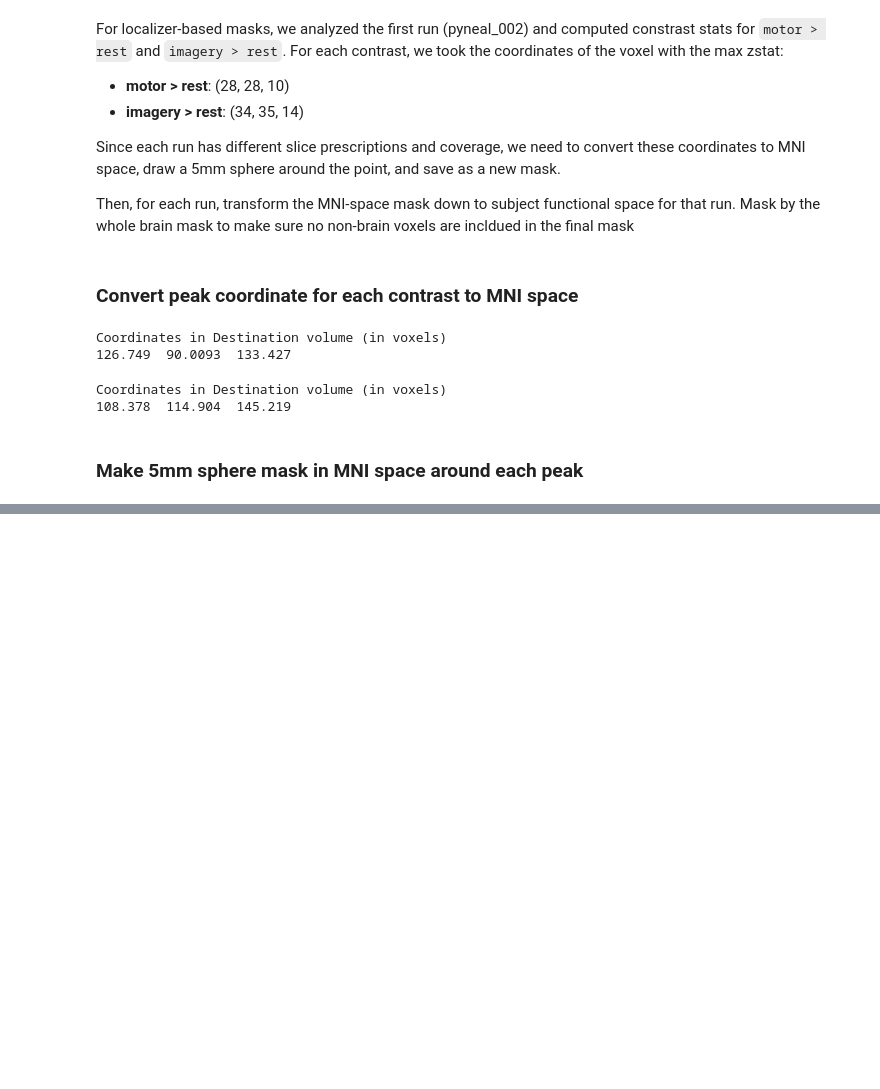
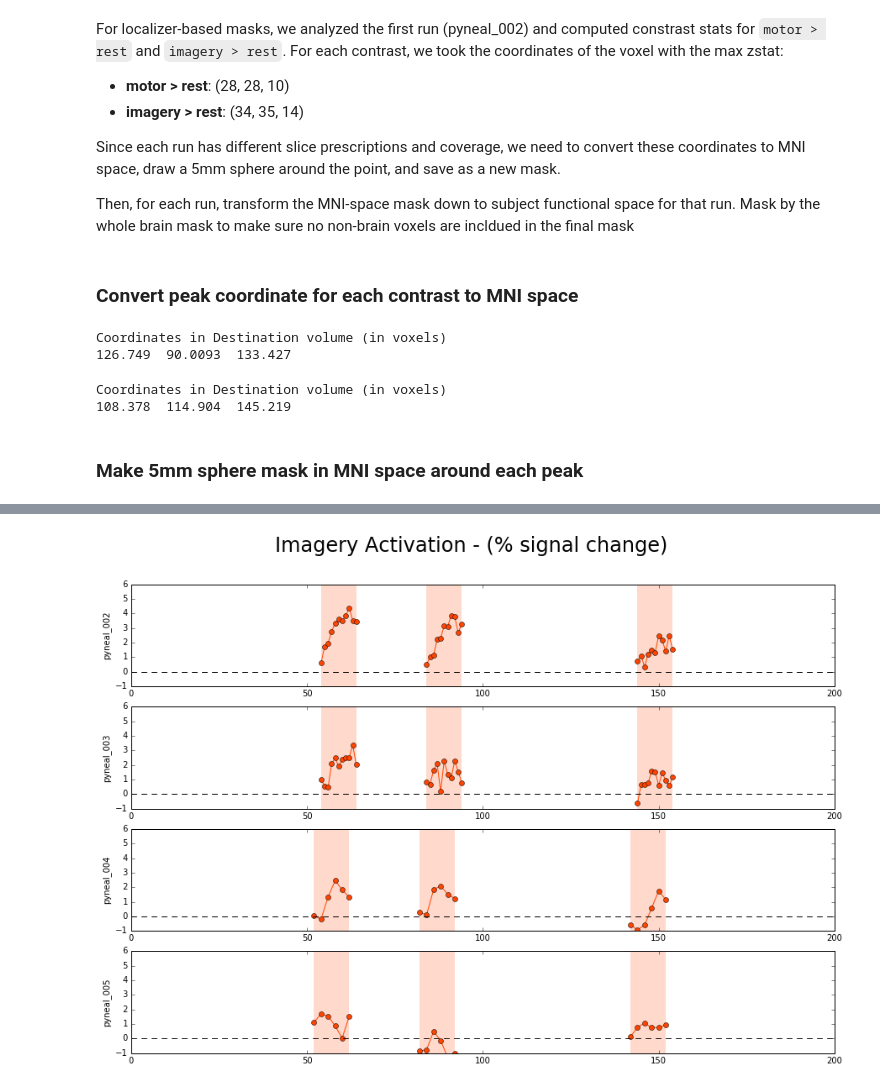
Before and after one commit to jeffmacinnes/b2b, a Jupyter notebook: analysis/subject001.ipynb, the cells around one changed output, grey strips where cells are left out. Cells and saved outputs as stored; diff of their text form; code cells hidden in the pictures; blank space fills up the shorter version.

```diff
--- a/analysis/subject001.ipynb
+++ b/analysis/subject001.ipynb
@@ -137,0 +372,69 @@ Coordinates in Destination volume (in voxels)
+# %%
+# start the plot
+fig, axs = plt.subplots(4, 1, figsize=(15,10))
+plt.suptitle('Imagery Activation - (% signal change)', fontsize=24)
+#fig.subplots_adjust(vspace=.5)
+
+
+for i,run in enumerate(['pyneal_002', 'pyneal_003', 'pyneal_004', 'pyneal_005']):
+    # load the imagery sphere mask
+    imageryMask = nib.load('../data/subject001/{}/mask_transforms/FUNC_masks/imagerySphere_5mm_FUNC_mask.nii.gz'.format(run))
+
+    # load the masked run data
+    rawFunc = '../data/subject001/{}/receivedFunc.nii.gz'.format(run)
+    maskedData = apply_mask(rawFunc, imageryMask)
+
+    # calculate the mean timeseries within mask
+    meanTS = np.mean(maskedData, axis=1)
+
+    # plot
+    if run in ['pyneal_002', 'pyneal_003']:
+        # use 1s TR
+        x = np.arange(0,186,1)
+
+        # get onsets for trials
+        restOnsets = trialOnsets.loc[trialOnsets.trialTypes == 'rest', ['onsets_TR1','duration']]
+        restOnsets.rename(index=str, columns={"onsets_TR1":"onsets"}, inplace=True)
+        imageryOnsets = trialOnsets.loc[trialOnsets.trialTypes == 'imagery', ['onsets_TR1', 'duration']]
+        imageryOnsets.rename(index=str, columns={"onsets_TR1":"onsets"}, inplace=True)
+
+    else:
+        # use 2s TR
+        x = np.arange(0,186,2)
+
+        # get onsets for trials
+        restOnsets = trialOnsets.loc[trialOnsets.trialTypes == 'rest', ['onsets_TR2','duration']]
+        restOnsets.rename(index=str, columns={"onsets_TR2":"onsets"}, inplace=True)
+        imageryOnsets = trialOnsets.loc[trialOnsets.trialTypes == 'imagery', ['onsets_TR2', 'duration']]
+        imageryOnsets.rename(index=str, columns={"onsets_TR2":"onsets"}, inplace=True)
+
+    axs[i].set(ylabel=run)
+
+    # plot trial baselines (based on last few seconds of rest trial preceding imagery trial)
+    baselineWindow = 5 # in sec
+    for r,row in imageryOnsets.iterrows():
+        onset = row['onsets']
+        xBlineMask = (x >= onset-baselineWindow) & (x<=onset)   # create mask for baseline window
+
+        # calculate the baseline for this trial
+        thisBline = np.mean(meanTS[xBlineMask])
+
+        # grab the raw value for this trial only
+        xTrialMask = (x >= onset) & (x <= onset + row['duration'])
+        trialTS = meanTS[xTrialMask]
+
+        # convert trial TS to % signal change from baseline
+        trialPercentChange = [((x/thisBline)-1)*100 for x in trialTS]
+
+        # draw span
+        axs[i].axvspan(onset, onset+row['duration'], facecolor='orangered', edgecolor='none', alpha=0.2)
+
+        # draw % signal change
+        axs[i].plot(x[xTrialMask], trialPercentChange, '-o', color='orangered')
+
+        # format plot
+        axs[i].axhline(y=0, color='k', ls='--')
+        axs[i].set_ylim(-1,6)
+        axs[i].set_xlim(0,200)
+# %% [output]
+[figure, added]
```
Also changed, not shown: parts of 10 cells of this notebook.
